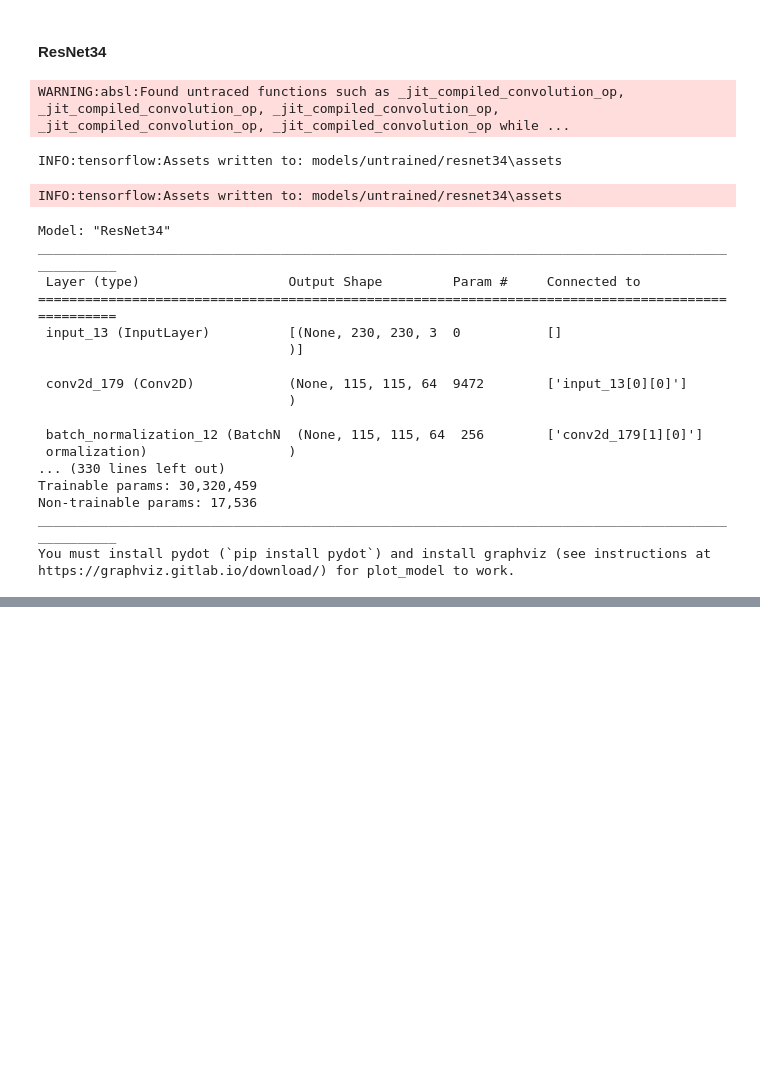
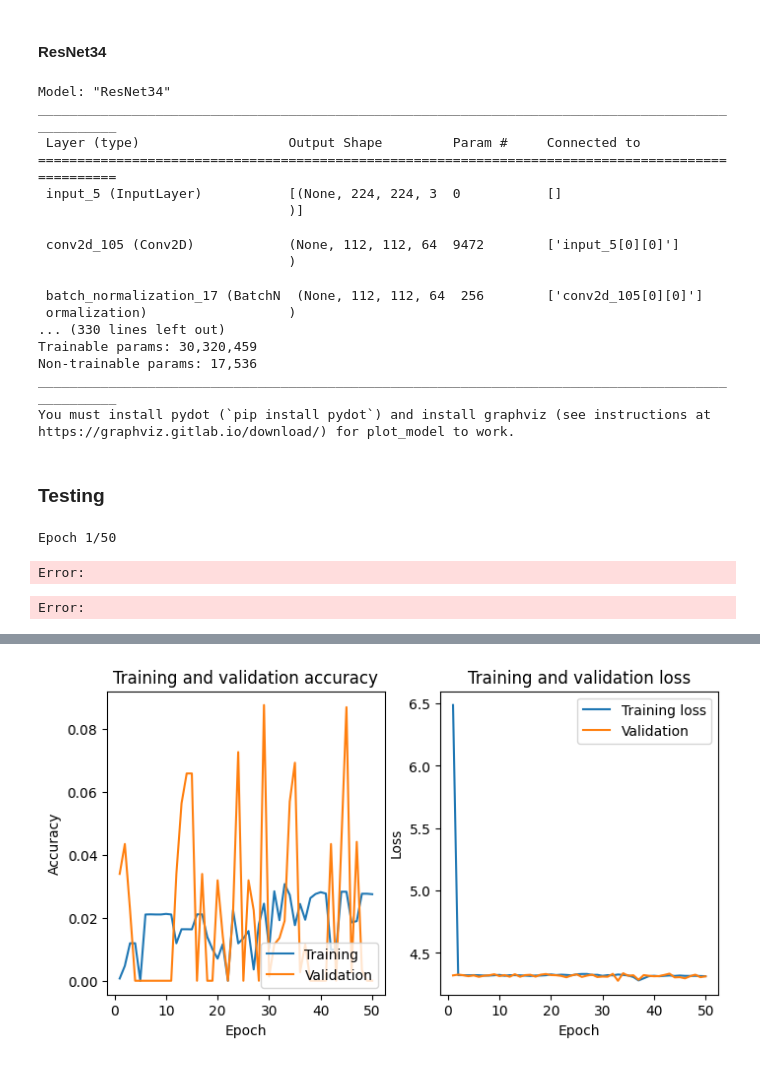
Before and after one commit to d-rogalski/MasterThesis, a Jupyter notebook: main_models.ipynb, the cells around one changed output, grey strips where cells are left out. Drawn from its saved outputs; the diff is of its cells as text; code cells hidden in the pictures; blank space fills up the shorter version.

Commit message:
diagrams, fix models

```diff
--- a/main_models.ipynb
+++ b/main_models.ipynb
@@ -401,7 +409,6 @@ plot_model(ResNet18, to_file='diagrams/resnet34.png', show_shapes=True, show_lay
 def ResNet34_model(input_shape, no_classes):
     # Input layer
     input_image = Input(input_shape)
-    input_image = ZeroPadding2D((3, 3))(input_image)
 
     # Initial layers
     init_layer = Conv2D(64, (7, 7), (2, 2), padding='same')(input_image)
@@ -443,7 +450,7 @@ def ResNet34_model(input_shape, no_classes):
     return model
 
 
-ResNet34 = ResNet34_model((*IMG_SIZE, 3))
+ResNet34 = ResNet34_model((*IMG_SIZE, 3), no_classes)
 
 ResNet34.compile(
     optimizer='adam',
@@ -454,23 +461,38 @@ ResNet34.compile(
 ResNet34.summary()
 plot_model(ResNet34, to_file='diagrams/resnet34.png', show_shapes=True, show_layer_names=True)
 # %% [output]
-WARNING:absl:Found untraced functions such as _jit_compiled_convolution_op, _jit_compiled_convolution_op, _jit_compiled_convolution_op, _jit_compiled_convolution_op, _jit_compiled_convolution_op while ...
+Model: "ResNet34"
+__________________________________________________________________________________________________
+ Layer (type)                   Output Shape         Param #     Connected to
+==================================================================================================
+ input_5 (InputLayer)           [(None, 224, 224, 3  0           []
+                                )]
+
+ conv2d_105 (Conv2D)            (None, 112, 112, 64  9472        ['input_5[0][0]']
+                                )
+
+ batch_normalization_17 (BatchN  (None, 112, 112, 64  256        ['conv2d_105[0][0]']
+ ormalization)                  )
+... (330 lines left out)
+Trainable params: 30,320,459
+Non-trainable params: 17,536
+__________________________________________________________________________________________________
+You must install pydot (`pip install pydot`) and install graphviz (see instructions at https://graphviz.gitlab.io/download/) for plot_model to work.
-INFO:tensorflow:Assets written to: models/untrained/resnet34\assets
-INFO:tensorflow:Assets written to: models/untrained/resnet34\assets
-Model: "ResNet34"
-__________________________________________________________________________________________________
- Layer (type)                   Output Shape         Param #     Connected to
-==================================================================================================
- input_13 (InputLayer)          [(None, 230, 230, 3  0           []
-                                )]
-
- conv2d_179 (Conv2D)            (None, 115, 115, 64  9472        ['input_13[0][0]']
-                                )
-
- batch_normalization_12 (BatchN  (None, 115, 115, 64  256        ['conv2d_179[1][0]']
- ormalization)                  )
-... (330 lines left out)
-Trainable params: 30,320,459
-Non-trainable params: 17,536
-__________________________________________________________________________________________________
-You must install pydot (`pip install pydot`) and install graphviz (see instructions at https://graphviz.gitlab.io/download/) for plot_model to work.
+# %% [markdown]
+### Testing
+# %%
+h = Vgg_19.fit(
+    train_ds,
+    batch_size=BATCH_SIZE,
+    epochs=EPOCHS,
+    steps_per_epoch=len(train_ds),
+    validation_data=valid_ds,
+    validation_batch_size=BATCH_SIZE,
+    validation_steps=len(valid_ds))
+# %% [output]
+Epoch 1/50
+Error:
+Error:
+# %%
+tf_utils.plot_history(h)
+# %% [output]
@@ -476,0 +502 @@ You must install pydot (`pip install pydot`) and install graphviz (see instructi
+[figure, added]
```
Also changed, not shown: parts of 5 cells of this notebook, 5 other files.
